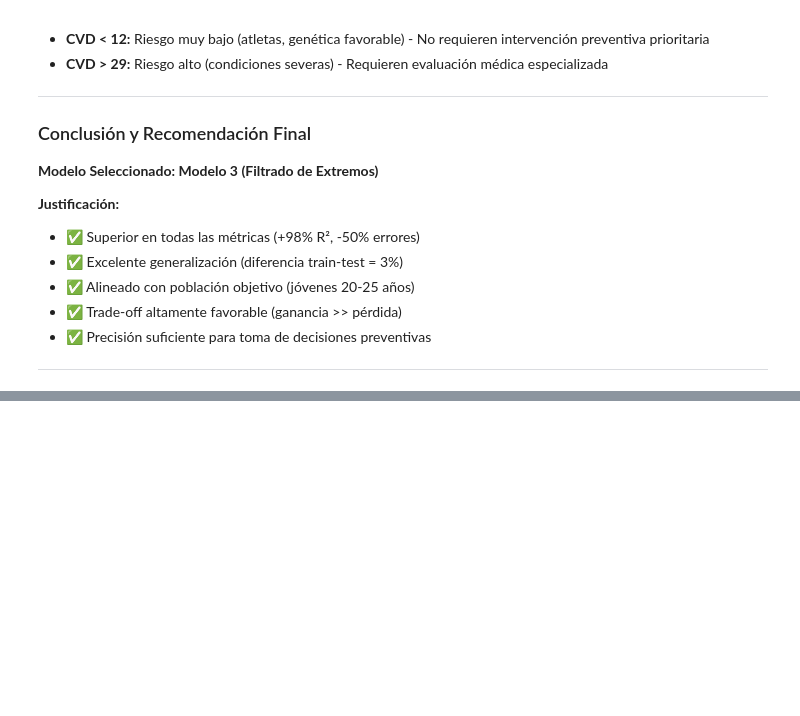
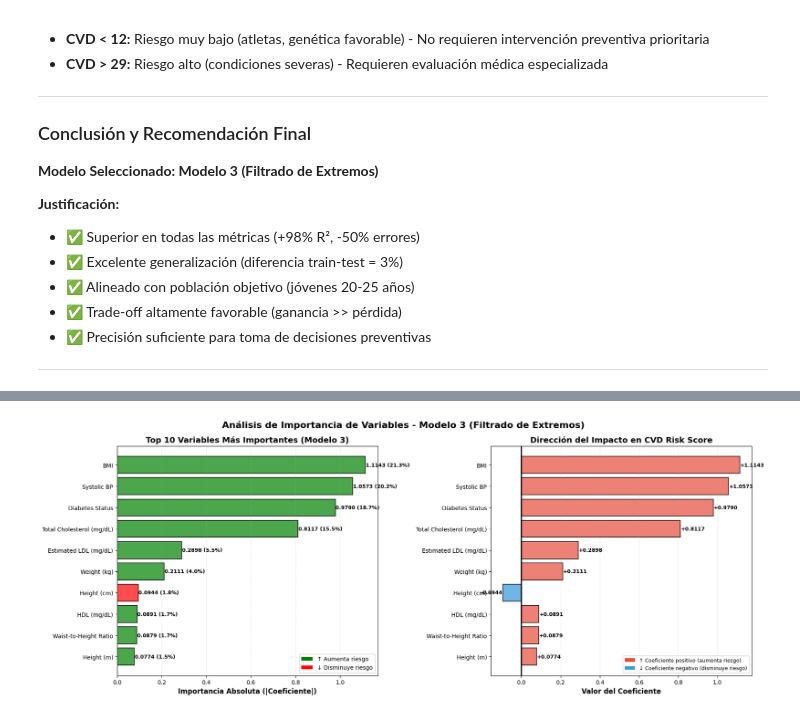
Before and after one commit to jcamilc17/Laboratorio-1_ML, a Jupyter notebook: Laboratorio1.ipynb, the cells around one changed output, grey strips where cells are left out. Saved outputs shown, nothing was run; the diff lists cells and outputs as text; code cells hidden in the pictures; blank space fills up the shorter version.

Commit message:
🚀 Calculo de Coeficientes de Modelo y Tabla de Importancia de Variables del Modelo

```diff
--- a/Laboratorio1.ipynb
+++ b/Laboratorio1.ipynb
@@ -2087,0 +2213,80 @@ print("="*80 + "\n")
+# %%
+# ============================================================================
+# VISUALIZACIÓN - IMPORTANCIA DE VARIABLES
+# ============================================================================
+print("📊 VISUALIZACIÓN DE IMPORTANCIA DE VARIABLES\n")
+
+fig, axes = plt.subplots(1, 2, figsize=(18, 7))
+
+# ============================================================================
+# GRÁFICO 1: Top 10 Variables por Importancia Absoluta
+# ============================================================================
+ax1 = axes[0]
+
+top_10 = importancia_vars.head(10)
+colores_imp = ['green' if c > 0 else 'red' for c in top_10['Coeficiente']]
+
+bars1 = ax1.barh(range(len(top_10)), top_10['Coef_Abs'],
+                 color=colores_imp, edgecolor='black', linewidth=1.5, alpha=0.7)
+
+ax1.set_yticks(range(len(top_10)))
+ax1.set_yticklabels(top_10['Variable'], fontsize=10)
+ax1.set_xlabel('Importancia Absoluta (|Coeficiente|)', fontsize=12, fontweight='bold')
+ax1.set_title('Top 10 Variables Más Importantes (Modelo 3)', fontsize=14, fontweight='bold')
+ax1.invert_yaxis()
+ax1.grid(axis='x', alpha=0.3, linestyle='--')
+
+# Valores sobre barras
+for i, (bar, val, pct) in enumerate(zip(bars1, top_10['Coef_Abs'], top_10['Importancia_Relativa_%'])):
+    ax1.text(val + 0.001, i, f'{val:.4f} ({pct:.1f}%)',
+             va='center', fontsize=9, fontweight='bold')
+
+# Leyenda
+from matplotlib.patches import Patch
+legend_elements = [
+    Patch(facecolor='green', label='↑ Aumenta riesgo'),
+    Patch(facecolor='red', label='↓ Disminuye riesgo')
+]
+ax1.legend(handles=legend_elements, loc='lower right', fontsize=10)
+
+# ============================================================================
+# GRÁFICO 2: Coeficientes con Dirección (Positivos y Negativos)
+# ============================================================================
+ax2 = axes[1]
+
+top_10_dir = importancia_vars.head(10)
+colores_dir = ['#e74c3c' if c > 0 else '#3498db' for c in top_10_dir['Coeficiente']]
+
+bars2 = ax2.barh(range(len(top_10_dir)), top_10_dir['Coeficiente'],
+                 color=colores_dir, edgecolor='black', linewidth=1.5, alpha=0.7)
+
+ax2.set_yticks(range(len(top_10_dir)))
+ax2.set_yticklabels(top_10_dir['Variable'], fontsize=10)
+ax2.set_xlabel('Valor del Coeficiente', fontsize=12, fontweight='bold')
+ax2.set_title('Dirección del Impacto en CVD Risk Score', fontsize=14, fontweight='bold')
+ax2.invert_yaxis()
+ax2.axvline(x=0, color='black', linestyle='-', linewidth=2)
+ax2.grid(axis='x', alpha=0.3, linestyle='--')
+
+# Valores sobre barras
+for i, (bar, val) in enumerate(zip(bars2, top_10_dir['Coeficiente'])):
+    x_pos = val + (0.002 if val > 0 else -0.002)
+    ha = 'left' if val > 0 else 'right'
+    ax2.text(x_pos, i, f'{val:+.4f}', va='center', ha=ha,
+             fontsize=9, fontweight='bold')
+
+# Leyenda
+legend_elements2 = [
+    Patch(facecolor='#e74c3c', label='↑ Coeficiente positivo (aumenta riesgo)'),
+    Patch(facecolor='#3498db', label='↓ Coeficiente negativo (disminuye riesgo)')
+]
+ax2.legend(handles=legend_elements2, loc='best', fontsize=9)
+
+plt.suptitle('Análisis de Importancia de Variables - Modelo 3 (Filtrado de Extremos)',
+             fontsize=16, fontweight='bold', y=0.98)
+plt.tight_layout()
+plt.show()
+
+print("✅ Visualización completada\n")
+print("="*80 + "\n")
+# %% [output]
@@ -2087,0 +2294 @@ print("="*80 + "\n")
+[figure, added]
```
Also changed, not shown: parts of 5 cells of this notebook, 1 other file.
